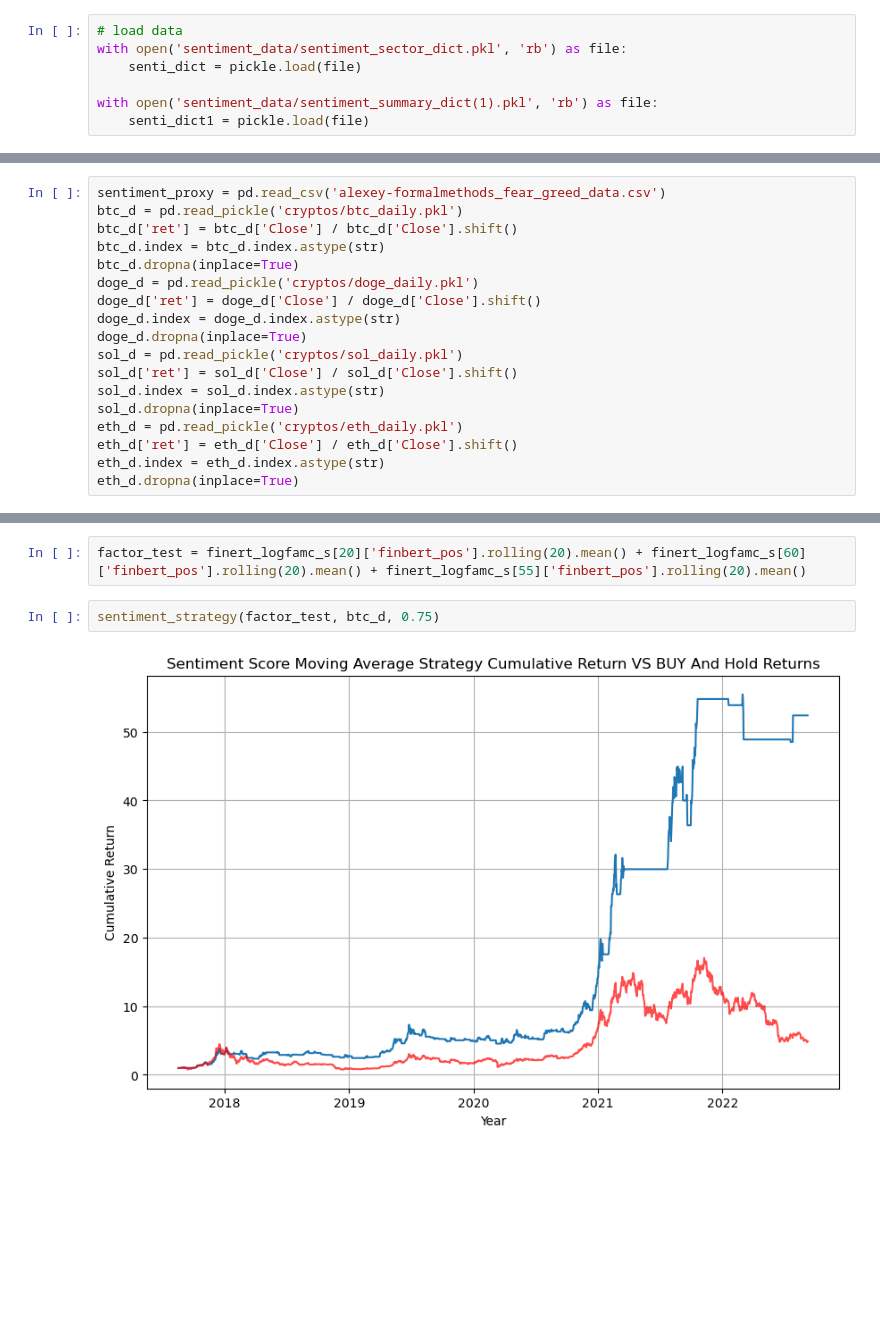
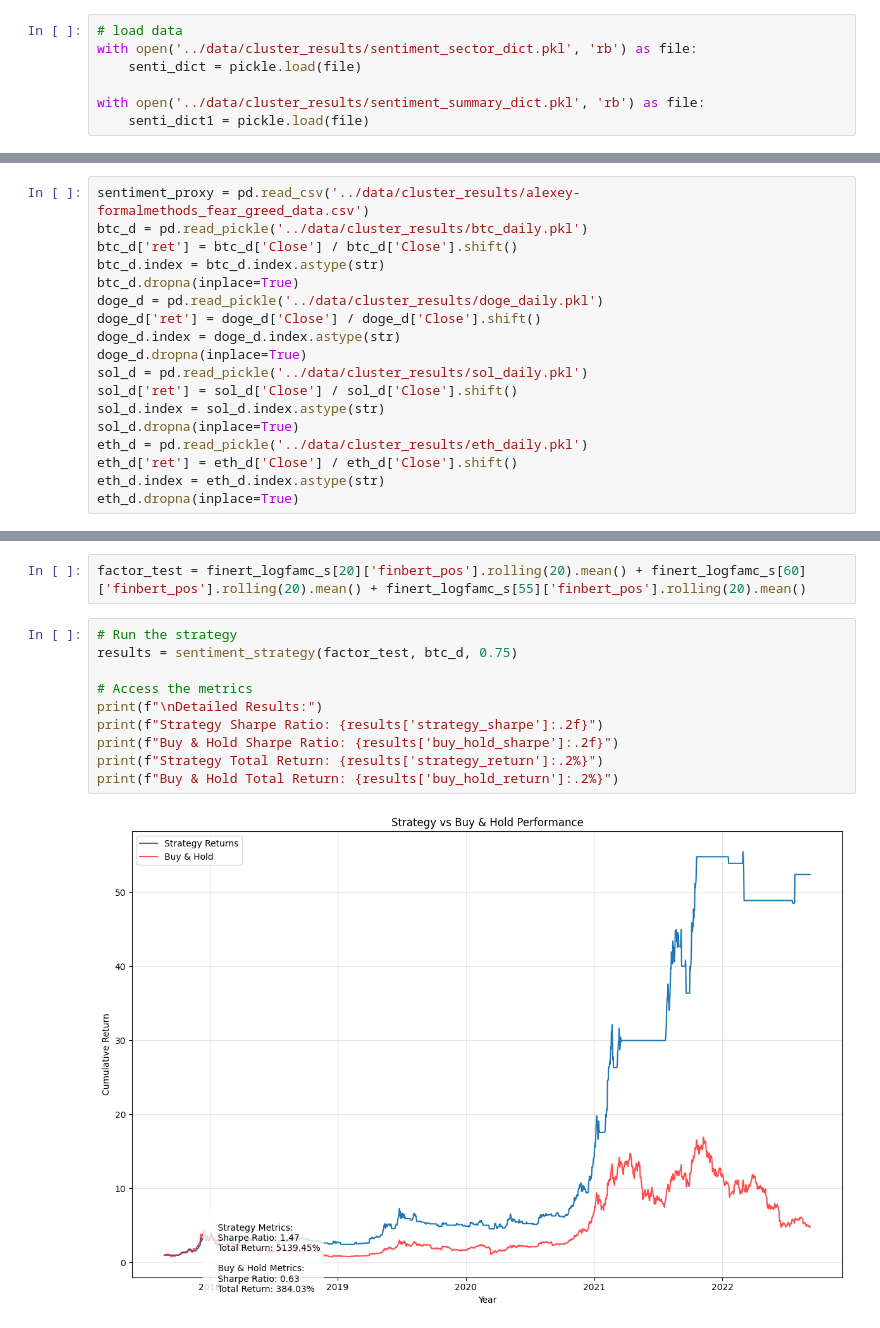
Before and after one commit to yeyechen/NLP-news-sentiment-on-cryptos, a Jupyter notebook: notebooks/strategy_test.ipynb, the cells around one changed output, grey strips where cells are left out. Cells and saved outputs as stored; diff of their text form; blank space fills up the shorter version.

```diff
--- a/notebooks/strategy_test.ipynb
+++ b/notebooks/strategy_test.ipynb
@@ -15,10 +15,10 @@ import warnings
 warnings.filterwarnings('ignore')
 # %%
 # load data
-with open('sentiment_data/sentiment_sector_dict.pkl', 'rb') as file:
+with open('../data/cluster_results/sentiment_sector_dict.pkl', 'rb') as file:
     senti_dict = pickle.load(file)
 
-with open('sentiment_data/sentiment_summary_dict(1).pkl', 'rb') as file:
+with open('../data/cluster_results/sentiment_summary_dict.pkl', 'rb') as file:
     senti_dict1 = pickle.load(file)
 # %%
 # related functions
@@ -329,20 +372,20 @@ roberta_logfamc_w = senti_dict1['roberta']['log_FAMC'][0]
 roberta_famc_s = senti_dict['roberta']['FAMC'][0]
 roberta_logfamc_s = senti_dict['roberta']['log_FAMC'][0]
 # %%
-sentiment_proxy = pd.read_csv('alexey-formalmethods_fear_greed_data.csv')
-btc_d = pd.read_pickle('cryptos/btc_daily.pkl')
+sentiment_proxy = pd.read_csv('../data/cluster_results/alexey-formalmethods_fear_greed_data.csv')
+btc_d = pd.read_pickle('../data/cluster_results/btc_daily.pkl')
 btc_d['ret'] = btc_d['Close'] / btc_d['Close'].shift()
 btc_d.index = btc_d.index.astype(str)
 btc_d.dropna(inplace=True)
-doge_d = pd.read_pickle('cryptos/doge_daily.pkl')
+doge_d = pd.read_pickle('../data/cluster_results/doge_daily.pkl')
 doge_d['ret'] = doge_d['Close'] / doge_d['Close'].shift()
 doge_d.index = doge_d.index.astype(str)
 doge_d.dropna(inplace=True)
-sol_d = pd.read_pickle('cryptos/sol_daily.pkl')
+sol_d = pd.read_pickle('../data/cluster_results/sol_daily.pkl')
 sol_d['ret'] = sol_d['Close'] / sol_d['Close'].shift()
 sol_d.index = sol_d.index.astype(str)
 sol_d.dropna(inplace=True)
-eth_d = pd.read_pickle('cryptos/eth_daily.pkl')
+eth_d = pd.read_pickle('../data/cluster_results/eth_daily.pkl')
 eth_d['ret'] = eth_d['Close'] / eth_d['Close'].shift()
 eth_d.index = eth_d.index.astype(str)
 eth_d.dropna(inplace=True)
@@ -571,6 +614,14 @@ corr_test(deberta_logfamc_w, deberta_logfamc_s, btc_d, 'deberta', 20, 20)
 # %%
 factor_test = finert_logfamc_s[20]['finbert_pos'].rolling(20).mean() + finert_logfamc_s[60]['finbert_pos'].rolling(20).mean() + finert_logfamc_s[55]['finbert_pos'].rolling(20).mean()
 # %%
-sentiment_strategy(factor_test, btc_d, 0.75)
+# Run the strategy
+results = sentiment_strategy(factor_test, btc_d, 0.75)
+
+# Access the metrics
+print(f"\nDetailed Results:")
+print(f"Strategy Sharpe Ratio: {results['strategy_sharpe']:.2f}")
+print(f"Buy & Hold Sharpe Ratio: {results['buy_hold_sharpe']:.2f}")
+print(f"Strategy Total Return: {results['strategy_return']:.2%}")
+print(f"Buy & Hold Total Return: {results['buy_hold_return']:.2%}")
 # %% [output]
-[figure, old version]
+[figure, new version]
```
Also changed, not shown: parts of 20 cells of this notebook, 1 other file.
